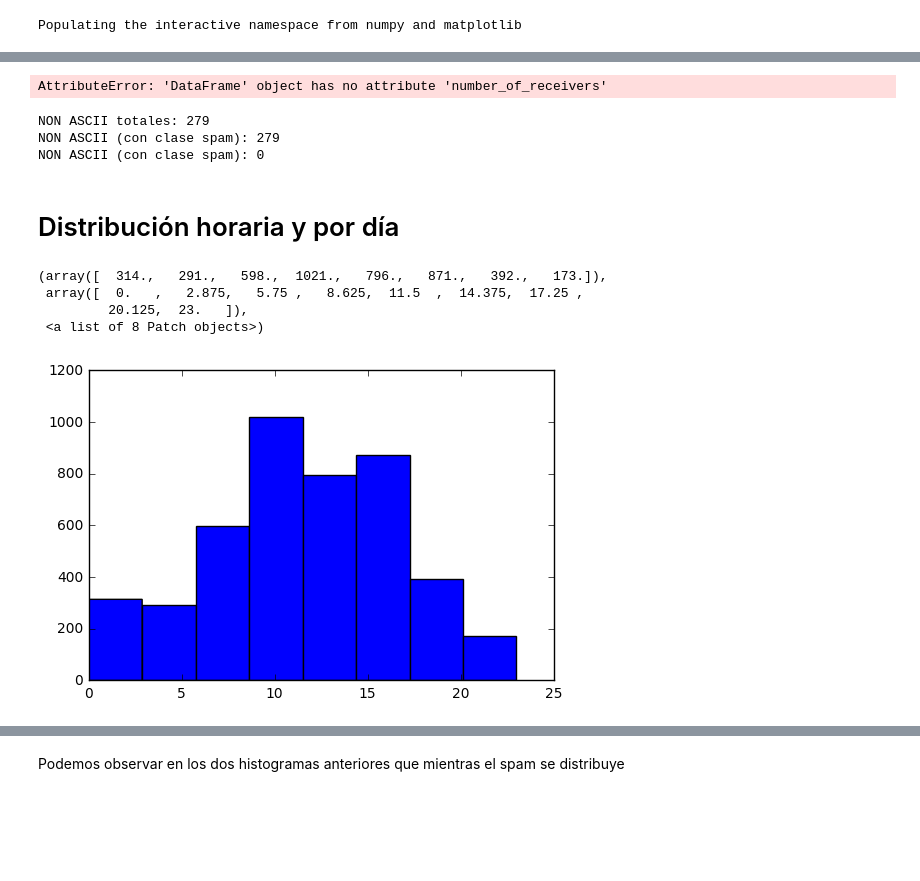
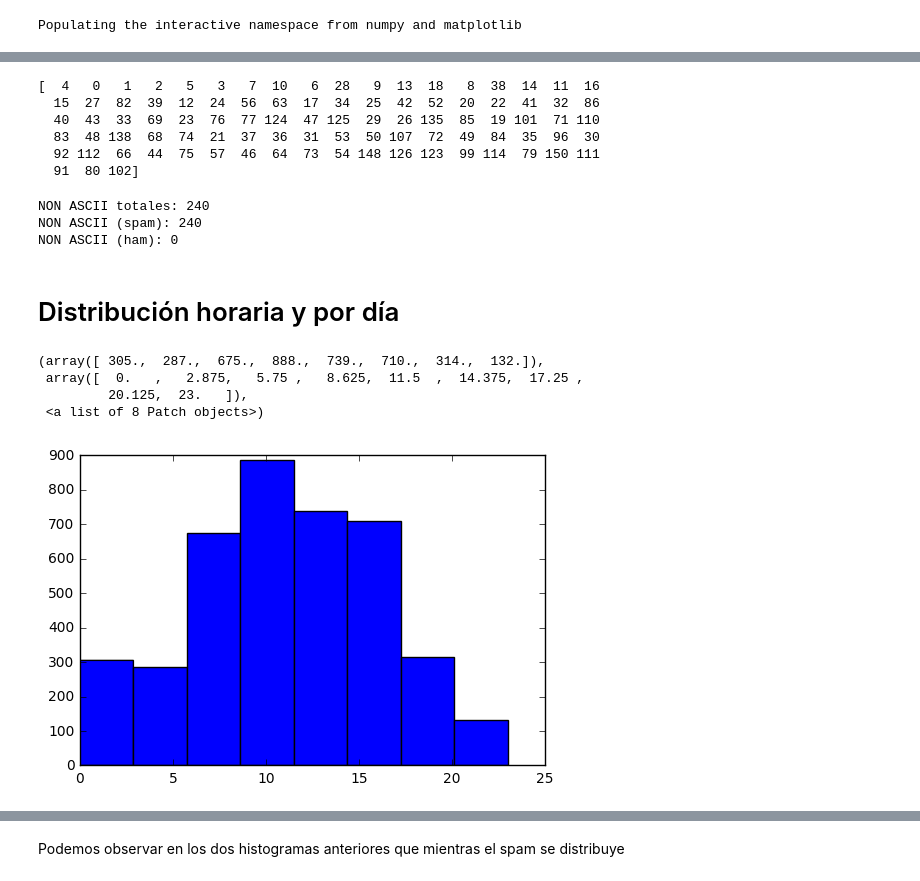
Before and after one commit to finiteautomata/tp-aa, a Jupyter notebook: notebooks/busqueda_atributos.ipynb, the cells around one changed output, grey strips where cells are left out. Saved outputs shown, nothing was run; the diff lists cells and outputs as text; code cells hidden in the pictures; blank space fills up the shorter version.

```diff
--- a/notebooks/busqueda_atributos.ipynb
+++ b/notebooks/busqueda_atributos.ipynb
@@ -30,8 +33,46 @@ senders = df.parsed_emails.apply(lambda p: p.get_all("From") or p.get_all("from"
 def join_mails(t):
     return ";".join(t)
 
+def is_ascii(s):
+    try:
+        s.encode('ascii')
+        return True
+    except UnicodeDecodeError:
+        return False
+
+def parse_date(parsed_mail):
+    try:
+        date = parsed_mail.get('Date') or parsed_mail.get('date')
+        return dateutil.parser.parse(date, fuzzy_with_tokens=True)[0]
+    except (ValueError, AttributeError):
+        return None
+
+
 df['from_text'] = senders.apply(join_mails)
 df['to_text'] = receivers.apply(join_mails)
+df['number_of_receivers'] = df['to_text'].apply(lambda t: len(re.findall(r'<.*>', t)))
+df['from_non_ascii'] = df.from_text.apply(lambda f: not is_ascii(f))
+# %%
+import random
+dates = df.parsed_emails.apply(parse_date)
+
+df['hour'] = dates.apply(lambda t: t.hour if t else random.choice(range(24)))
+df['hour_between_7_and_20'] = df['hour'].apply(lambda h: h >= 7 and h <= 21)
+
+
+df['day_of_month'] = dates.apply(
+    lambda d: d.day if d else random.choice(range(29))
+)
+
+df['weekday'] = dates.apply(
+    lambda d: d.weekday() if d else random.choice(range(6))
+)
+
+df['is_weekend'] = df.weekday >= 5
+
+df['year'] = dates.apply(
+    lambda d: d.year if d else random.choice(range(1990, 2005))
+)
 # %%
 spam = df[target].sample(30)
 ham = df[target == False].sample(30)
@@ -94,30 +135,37 @@ re.findall(r'<.*>', first_ham.to_text)
 
 print df.number_of_receivers.unique()
 # %% [output]
-AttributeError: 'DataFrame' object has no attribute 'number_of_receivers'
+[  4   0   1   2   5   3   7  10   6  28   9  13  18   8  38  14  11  16
+  15  27  82  39  12  24  56  63  17  34  25  42  52  20  22  41  32  86
+  40  43  33  69  23  76  77 124  47 125  29  26 135  85  19 101  71 110
+  83  48 138  68  74  21  37  36  31  53  50 107  72  49  84  35  96  30
+  92 112  66  44  75  57  46  64  73  54 148 126 123  99 114  79 150 111
+  91  80 102]
 # %%
 
-print "NON ASCII totales: {}".format(np.count_nonzero(df.from_non_ascii == False))
+print "NON ASCII totales: {}".format(np.count_nonzero(df.from_non_ascii))
 
-print "NON ASCII (con clase spam): {}".format(np.count_nonzero(df[df.from_non_ascii == False]['class'] == 'spam'))
-print "NON ASCII (con clase spam): {}".format(np.count_nonzero(df[df.from_non_ascii == False]['class'] == 'ham'))
+target
+
+print "NON ASCII (spam): {}".format(np.count_nonzero(df.from_non_ascii & target))
+print "NON ASCII (ham): {}".format( np.count_nonzero(df.from_non_ascii & np.logical_not(target)))
 # %% [output]
-NON ASCII totales: 279
-NON ASCII (con clase spam): 279
-NON ASCII (con clase spam): 0
+NON ASCII totales: 240
+NON ASCII (spam): 240
+NON ASCII (ham): 0
 # %% [markdown]
 # Distribución horaria y por día
 # %%
-ham = df[df['class'] == 'ham']
-spam = df[df['class'] == 'spam']
+ham = df[np.logical_not(target)]
+spam = df[target]
 
 hist(ham.hour, range=[0, 23], bins=8)
 # %% [output]
-(array([  314.,   291.,   598.,  1021.,   796.,   871.,   392.,   173.]),
+(array([ 305.,  287.,  675.,  888.,  739.,  710.,  314.,  132.]),
  array([  0.   ,   2.875,   5.75 ,   8.625,  11.5  ,  14.375,  17.25 ,
          20.125,  23.   ]),
  <a list of 8 Patch objects>)
-[figure, old version]
+[figure, new version]
 # %%
 
 hist(spam.hour, range=[0, 23], bins=8)
```
Also changed, not shown: parts of 18 cells of this notebook.
